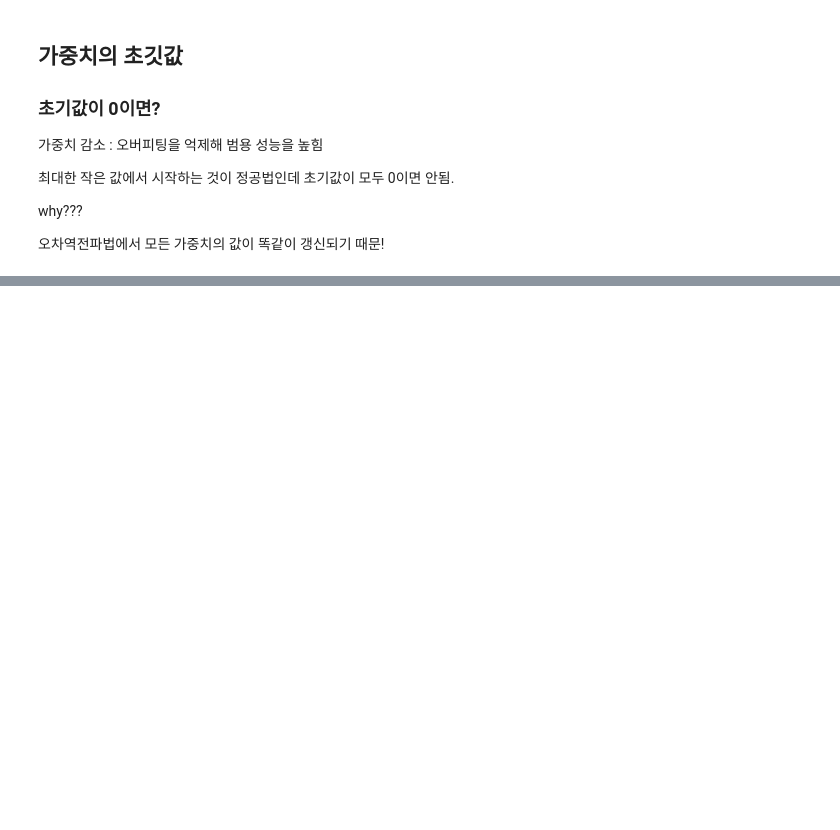
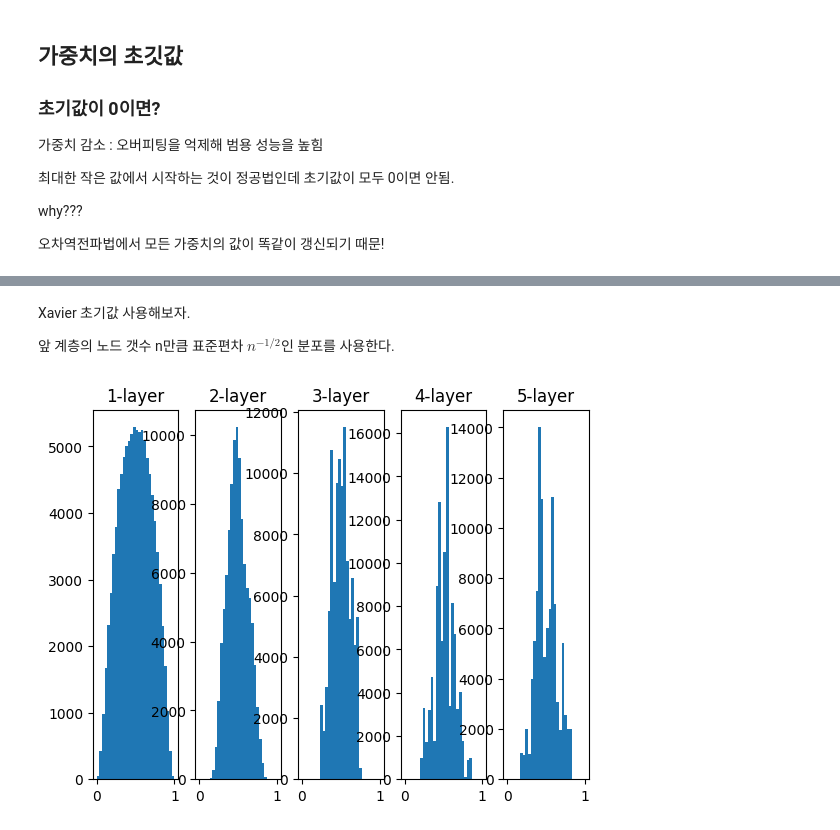
Before and after one commit to Johyeonwoooooooo/AI_Study, a Jupyter notebook: DeepLearningFromScratch1/Chapter6_ToolsForLearning.ipynb, the cells around one changed output, grey strips where cells are left out. Cells and saved outputs as stored; diff of their text form; code cells hidden in the pictures; blank space fills up the shorter version.

```diff
--- a/DeepLearningFromScratch1/Chapter6_ToolsForLearning.ipynb
+++ b/DeepLearningFromScratch1/Chapter6_ToolsForLearning.ipynb
@@ -100,0 +162,32 @@ why???
+# %% [markdown]
+Xavier 초기값 사용해보자.
+
+앞 계층의 노드 갯수 n만큼 표준편차 $n^{-1/2}$인 분포를 사용한다.
+# %%
+import numpy as np
+import matplotlib.pyplot as plt
+
+def sigmoid(x):
+    return 1 / (1 + np.exp(-x))
+
+x = np.random.randn(1000, 100)
+node_num = 100
+hidden_layer_size = 5
+activations = {}
+
+for i in range(hidden_layer_size):
+    if i != 0:
+        x = activations[i-1]
+    w = np.random.randn(node_num, node_num) / np.sqrt(node_num)
+    a = np.dot(x, w)
+    z = sigmoid(a)
+    activations[i] = z
+
+for i, a in activations.items():
+    plt.subplot(1, len(activations), i+1)
+    plt.title(str(i+1) + "-layer")
+    plt.hist(a.flatten(), 30, range=(0,1))
+
+plt.show()
+# %% [output]
+[figure, added]
```
Also changed, not shown: parts of 5 cells of this notebook.
